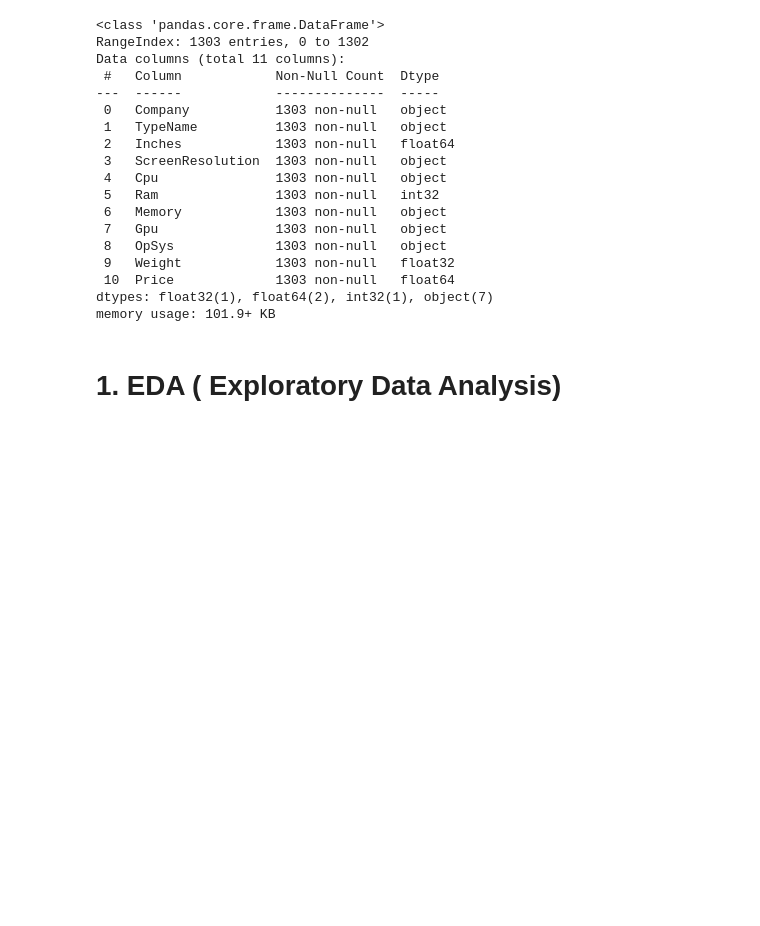
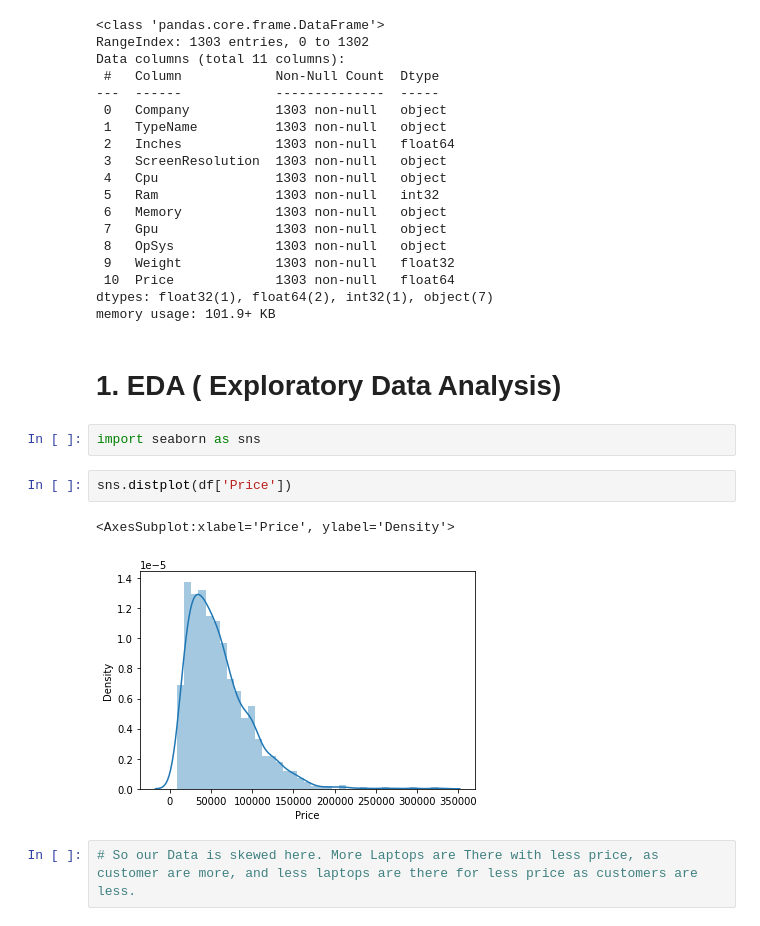
Before and after one commit to Pooja22-05-2003/Laptop_Price_Predictor, a Jupyter notebook: Laptop_Price_Predictor.ipynb, the cells around one changed output. Saved outputs shown, nothing was run; the diff lists cells and outputs as text; blank space fills up the shorter version.

```diff
--- a/Laptop_Price_Predictor.ipynb
+++ b/Laptop_Price_Predictor.ipynb
@@ -113,3 +113,12 @@ dtypes: float32(1), float64(2), int32(1), object(7)
 memory usage: 101.9+ KB
 # %% [markdown]
 # 1. EDA ( Exploratory Data Analysis)
+# %%
+import seaborn as sns
+# %%
+sns.distplot(df['Price'])
+# %% [output]
+<AxesSubplot:xlabel='Price', ylabel='Density'>
+[figure, added]
+# %%
+# So our Data is skewed here. More Laptops are There with less price, as customer are more, and less laptops are there for less price as customers are less.
```
Also changed, not shown: parts of 76 cells of this notebook.
